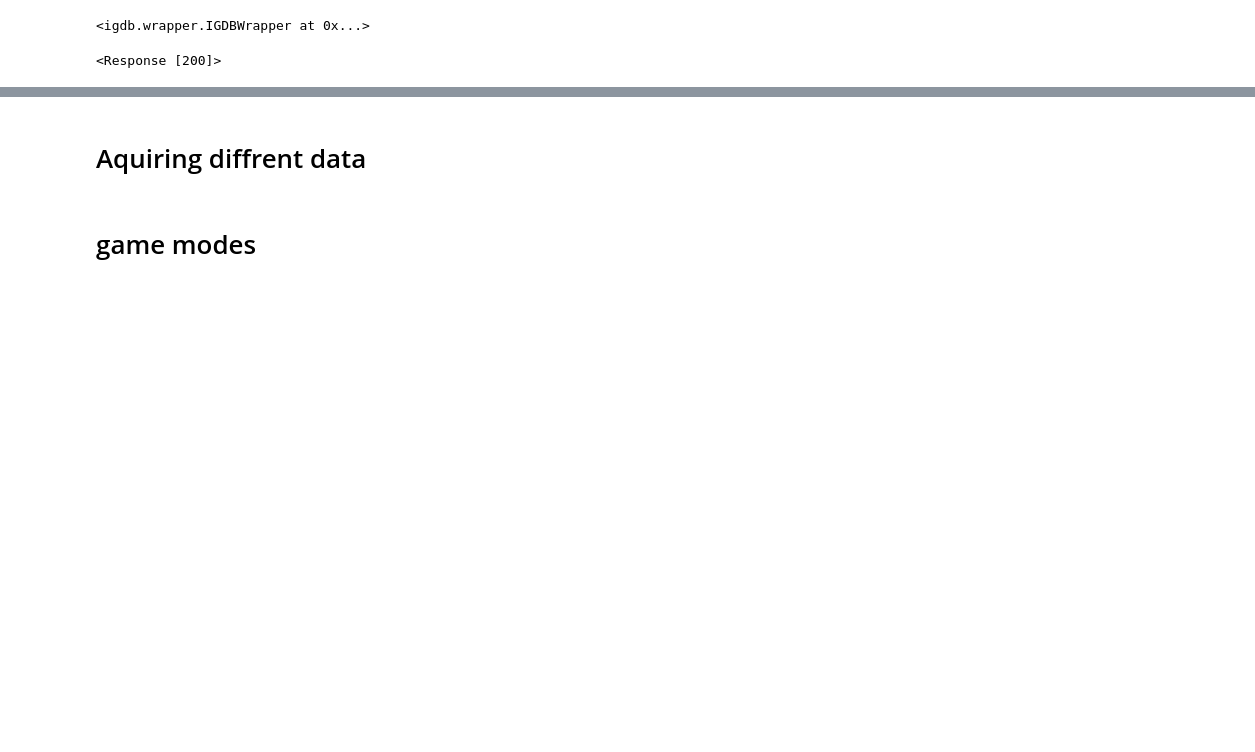
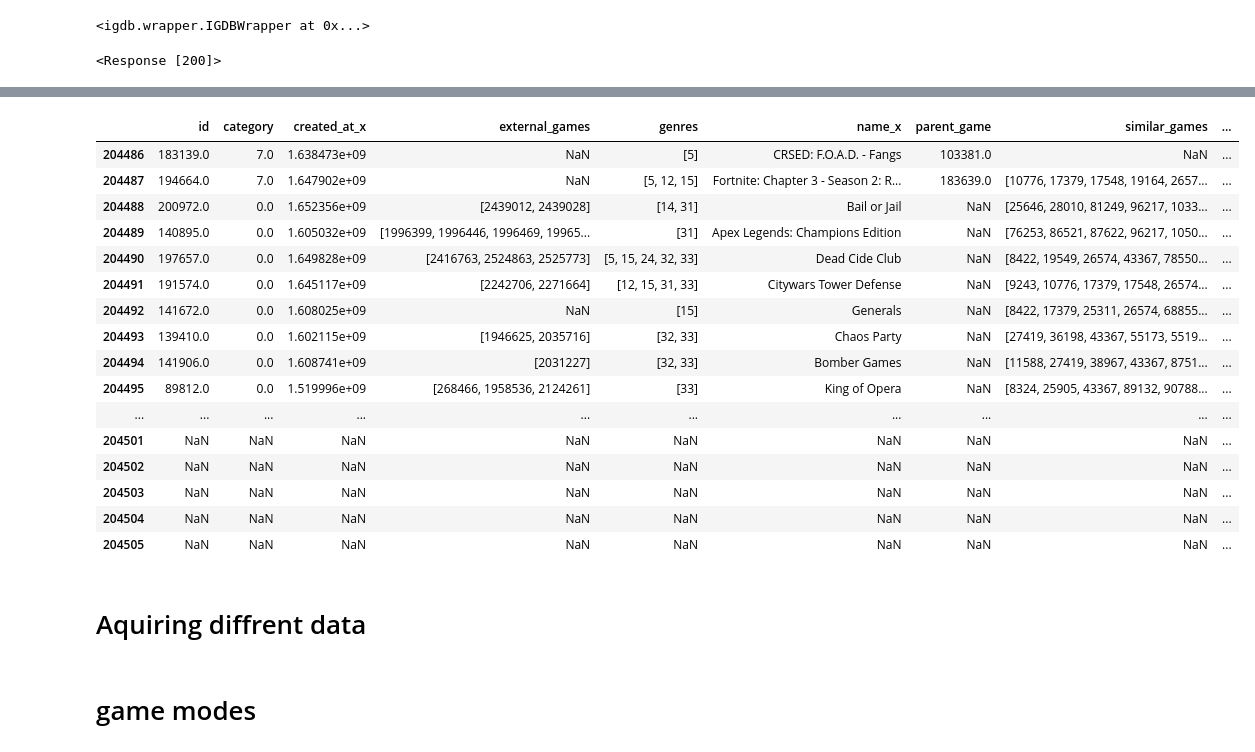
Before and after one commit to MrEnigmamgine/Videogame-Capstone_fork, a Jupyter notebook: glady's notebook.ipynb, the cells around one changed output, grey strips where cells are left out. Cells and saved outputs as stored; diff of their text form; code cells hidden in the pictures; blank space fills up the shorter version.

```diff
--- a/glady's notebook.ipynb
+++ b/glady's notebook.ipynb
@@ -61,0 +115,2 @@ tf
+# %%
+results = pd.merge(df, game_mode, how = 'outer', on="game_modes")
@@ -61,0 +153,2 @@ tf
+# %%
+results["game_modes"] = results["game_modes"].str.replace("[\]\[]",'')
@@ -62,3 +175,23 @@ tf
+# %%
+results.tail(20)
+# %% [output]
+|  | id | category | created_at_x | external_games | genres | name_x | parent_game | similar_games | ... |
+| 204486 | 183139.0 | 7.0 | 1.638473e+09 | NaN | [5] | CRSED: F.O.A.D. - Fangs | 103381.0 | NaN | ... |
+| 204487 | 194664.0 | 7.0 | 1.647902e+09 | NaN | [5, 12, 15] | Fortnite: Chapter 3 - Season 2: R... | 183639.0 | [10776, 17379, 17548, 19164, 2657... | ... |
+| 204488 | 200972.0 | 0.0 | 1.652356e+09 | [2439012, 2439028] | [14, 31] | Bail or Jail | NaN | [25646, 28010, 81249, 96217, 1033... | ... |
+| 204489 | 140895.0 | 0.0 | 1.605032e+09 | [1996399, 1996446, 1996469, 19965... | [31] | Apex Legends: Champions Edition | NaN | [76253, 86521, 87622, 96217, 1050... | ... |
+| 204490 | 197657.0 | 0.0 | 1.649828e+09 | [2416763, 2524863, 2525773] | [5, 15, 24, 32, 33] | Dead Cide Club | NaN | [8422, 19549, 26574, 43367, 78550... | ... |
+| 204491 | 191574.0 | 0.0 | 1.645117e+09 | [2242706, 2271664] | [12, 15, 31, 33] | Citywars Tower Defense | NaN | [9243, 10776, 17379, 17548, 26574... | ... |
+| 204492 | 141672.0 | 0.0 | 1.608025e+09 | NaN | [15] | Generals | NaN | [8422, 17379, 25311, 26574, 68855... | ... |
+| 204493 | 139410.0 | 0.0 | 1.602115e+09 | [1946625, 2035716] | [32, 33] | Chaos Party | NaN | [27419, 36198, 43367, 55173, 5519... | ... |
+| 204494 | 141906.0 | 0.0 | 1.608741e+09 | [2031227] | [32, 33] | Bomber Games | NaN | [11588, 27419, 38967, 43367, 8751... | ... |
+| 204495 | 89812.0 | 0.0 | 1.519996e+09 | [268466, 1958536, 2124261] | [33] | King of Opera | NaN | [8324, 25905, 43367, 89132, 90788... | ... |
+| ... | ... | ... | ... | ... | ... | ... | ... | ... | ... |
+| 204501 | NaN | NaN | NaN | NaN | NaN | NaN | NaN | NaN | ... |
+| 204502 | NaN | NaN | NaN | NaN | NaN | NaN | NaN | NaN | ... |
+| 204503 | NaN | NaN | NaN | NaN | NaN | NaN | NaN | NaN | ... |
+| 204504 | NaN | NaN | NaN | NaN | NaN | NaN | NaN | NaN | ... |
+| 204505 | NaN | NaN | NaN | NaN | NaN | NaN | NaN | NaN | ... |
 # %% [markdown]
 # Aquiring diffrent data
 # %%
```
Also changed, not shown: parts of 20 cells of this notebook.
